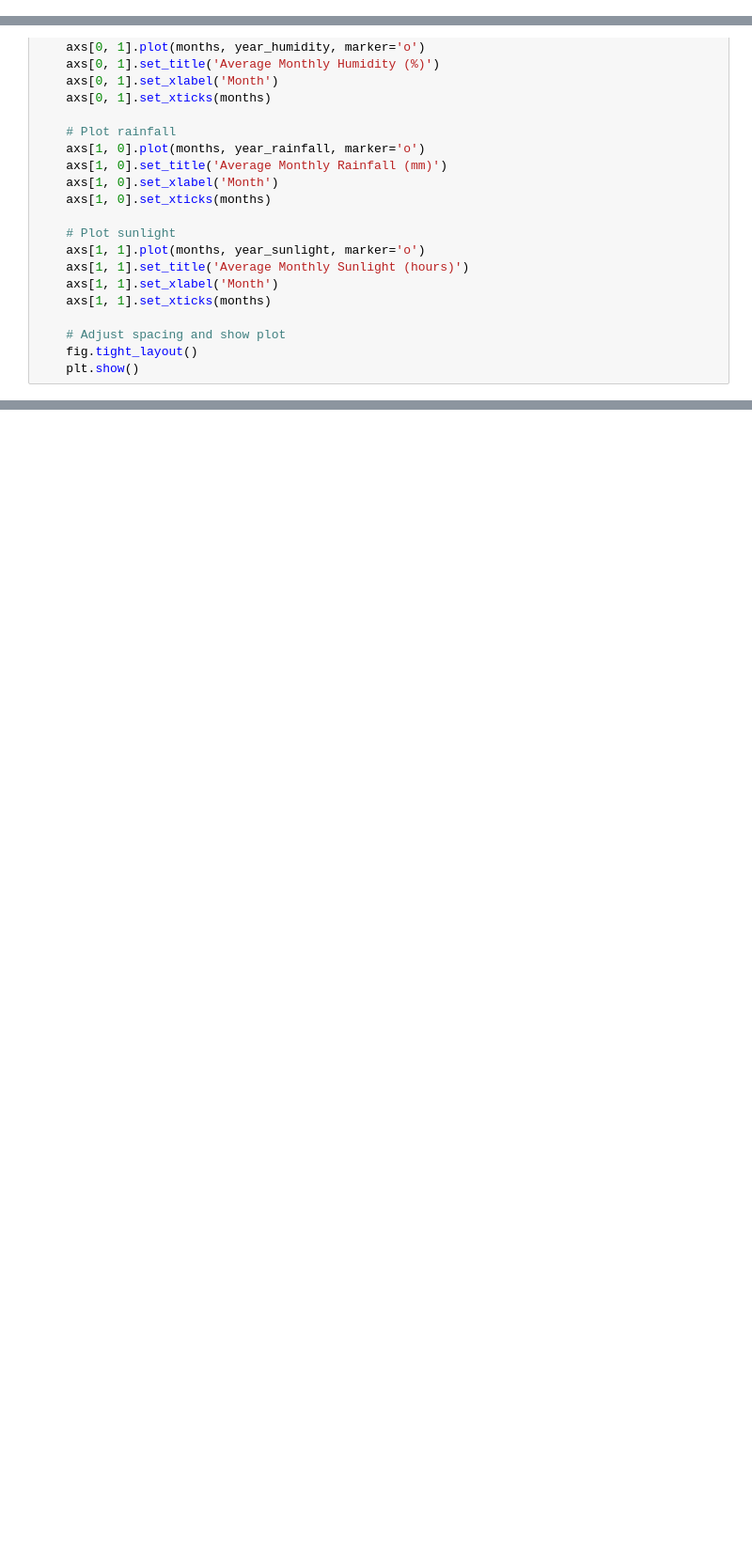
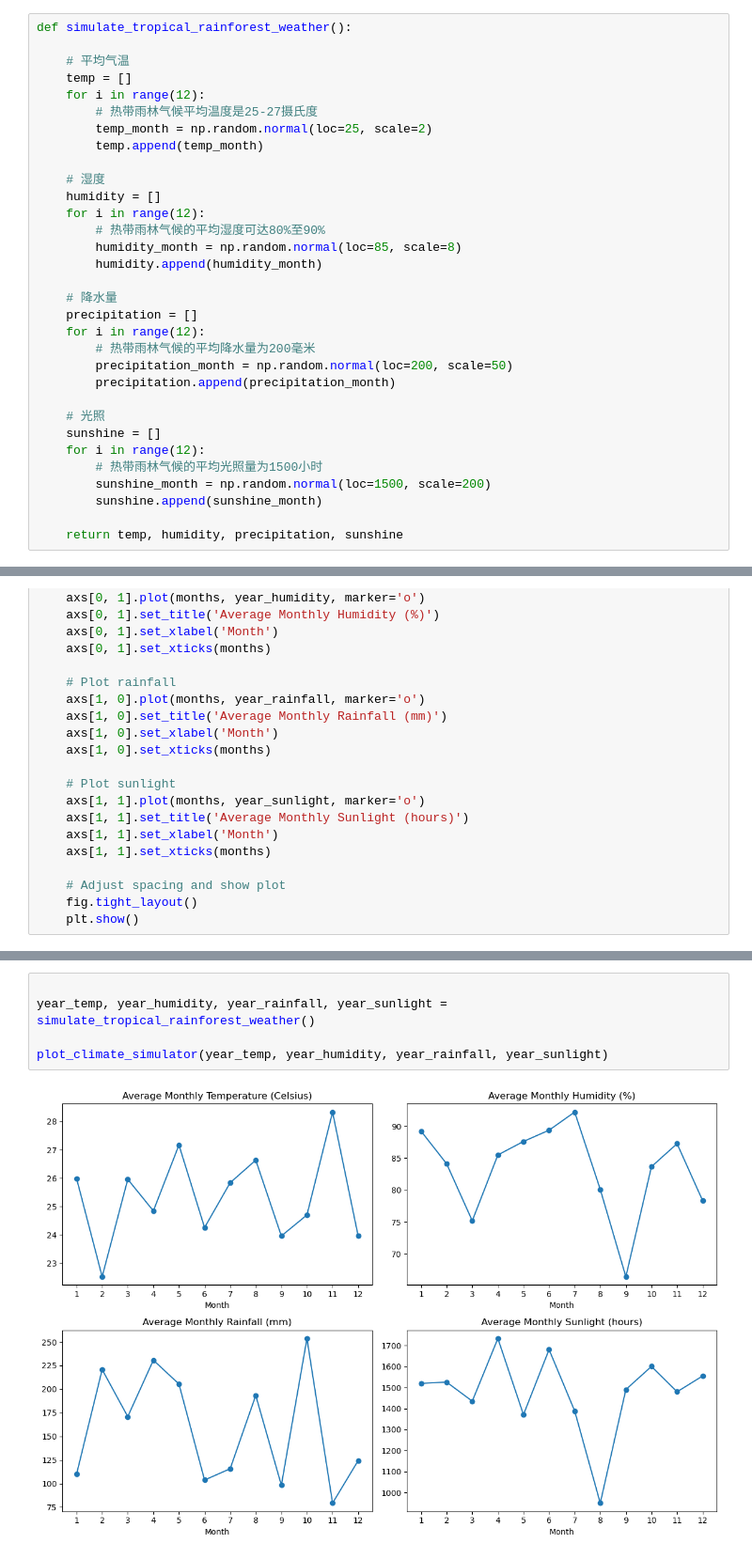
Before and after one commit to Nephren17/PlantComSim, a Jupyter notebook: whethering.ipynb, the cells around one changed output, grey strips where cells are left out. Shown at 94% size. Saved outputs shown, nothing was run; the diff lists cells and outputs as text; blank space fills up the shorter version.

```diff
--- a/whethering.ipynb
+++ b/whethering.ipynb
@@ -67,0 +52,32 @@ climate_simulator()
+# %%
+def simulate_tropical_rainforest_weather():
+
+    # 平均气温
+    temp = []
+    for i in range(12):
+        # 热带雨林气候平均温度是25-27摄氏度
+        temp_month = np.random.normal(loc=25, scale=2)
+        temp.append(temp_month)
+
+    # 湿度
+    humidity = []
+    for i in range(12):
+        # 热带雨林气候的平均湿度可达80%至90%
+        humidity_month = np.random.normal(loc=85, scale=8)
+        humidity.append(humidity_month)
+
+    # 降水量
+    precipitation = []
+    for i in range(12):
+        # 热带雨林气候的平均降水量为200毫米
+        precipitation_month = np.random.normal(loc=200, scale=50)
+        precipitation.append(precipitation_month)
+
+    # 光照
+    sunshine = []
+    for i in range(12):
+        # 热带雨林气候的平均光照量为1500小时
+        sunshine_month = np.random.normal(loc=1500, scale=200)
+        sunshine.append(sunshine_month)
+
+    return temp, humidity, precipitation, sunshine
@@ -107,0 +162,7 @@ plot_climate_simulator(year_temp, year_humidity, year_rainfall, year_sunlight)
+# %%
+
+year_temp, year_humidity, year_rainfall, year_sunlight = simulate_tropical_rainforest_weather()
+
+plot_climate_simulator(year_temp, year_humidity, year_rainfall, year_sunlight)
+# %% [output]
+[figure, added]
```
Also changed, not shown: parts of 5 cells of this notebook.
